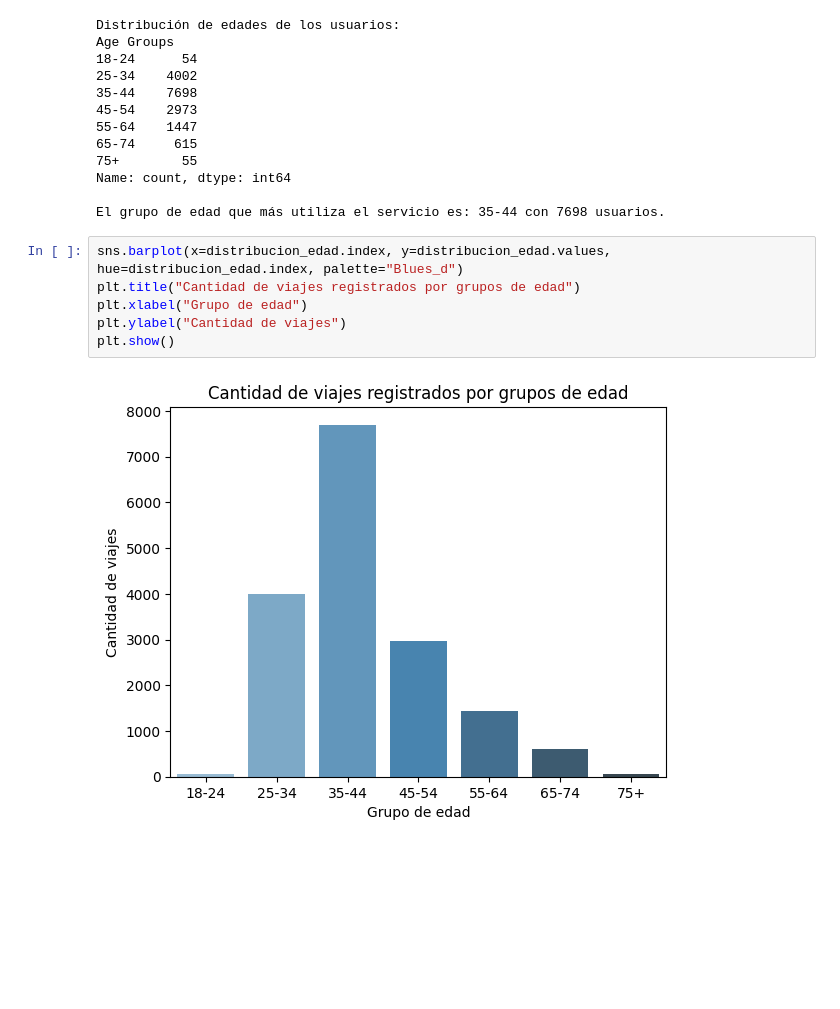
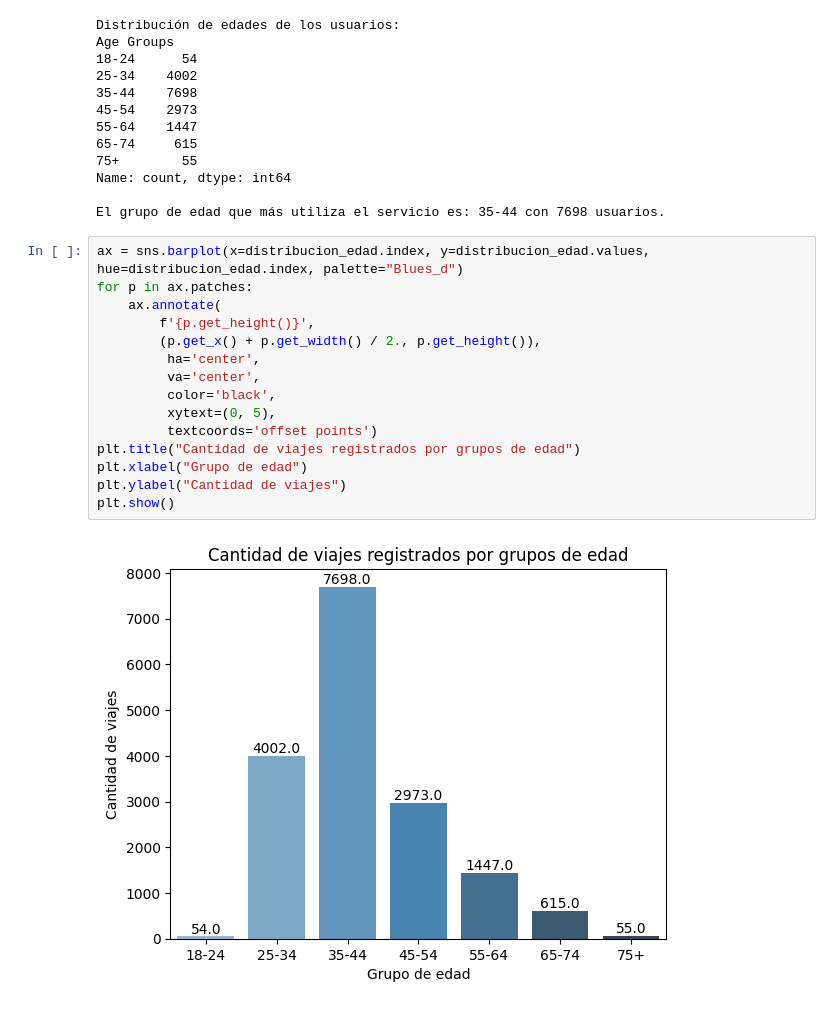
Before and after one commit to EduFergo/bikes-ny, a Jupyter notebook: file.ipynb, the cells around one changed output. Saved outputs shown, nothing was run; the diff lists cells and outputs as text; blank space fills up the shorter version.

```diff
--- a/file.ipynb
+++ b/file.ipynb
@@ -198,10 +224,19 @@ Name: count, dtype: int64
 
 El grupo de edad que más utiliza el servicio es: 35-44 con 7698 usuarios.
 # %%
-sns.barplot(x=distribucion_edad.index, y=distribucion_edad.values, hue=distribucion_edad.index, palette="Blues_d")
+ax = sns.barplot(x=distribucion_edad.index, y=distribucion_edad.values, hue=distribucion_edad.index, palette="Blues_d")
+for p in ax.patches:
+    ax.annotate(
+        f'{p.get_height()}',
+        (p.get_x() + p.get_width() / 2., p.get_height()),
+         ha='center',
+         va='center',
+         color='black',
+         xytext=(0, 5),
+         textcoords='offset points')
 plt.title("Cantidad de viajes registrados por grupos de edad")
 plt.xlabel("Grupo de edad")
 plt.ylabel("Cantidad de viajes")
 plt.show()
 # %% [output]
-[figure, old version]
+[figure, new version]
```
Also changed, not shown: parts of 32 cells of this notebook.
